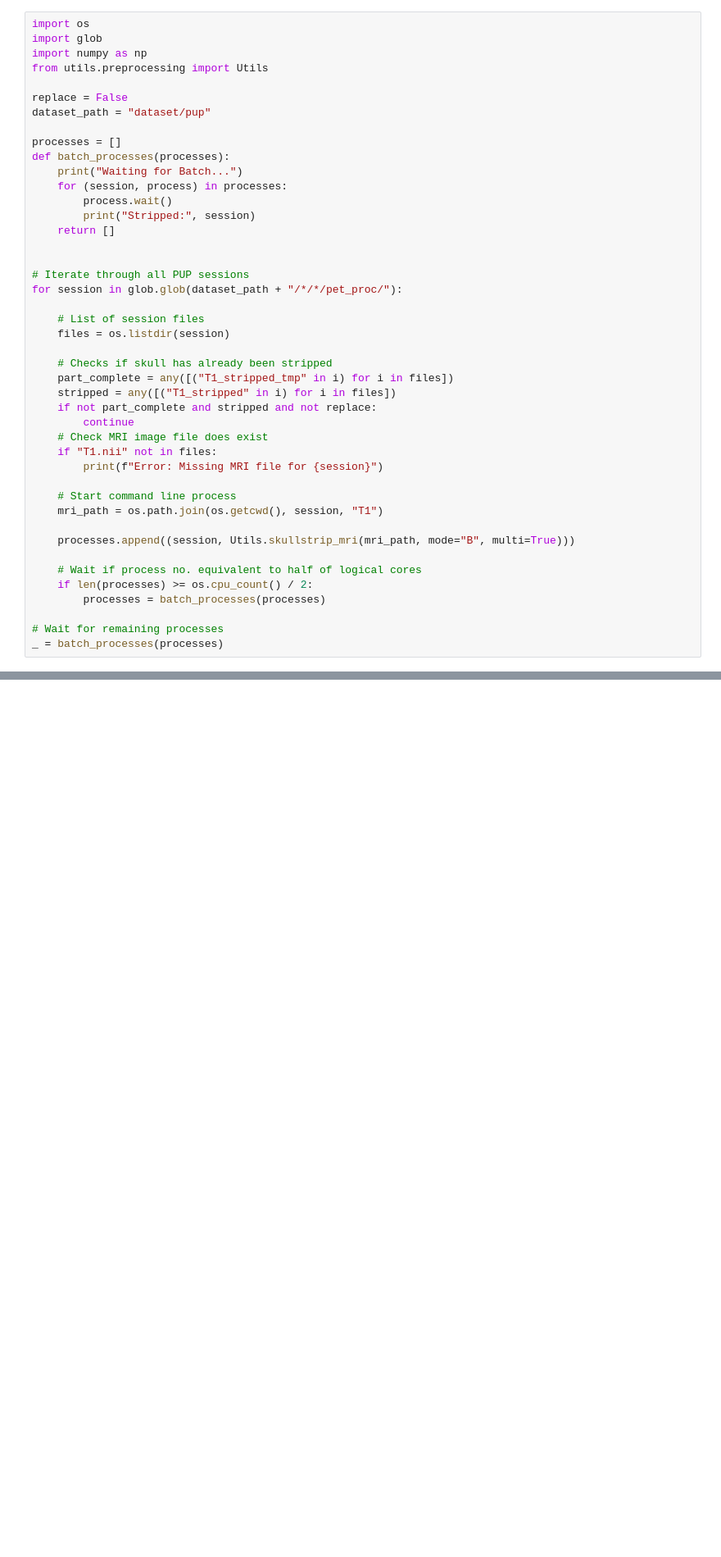
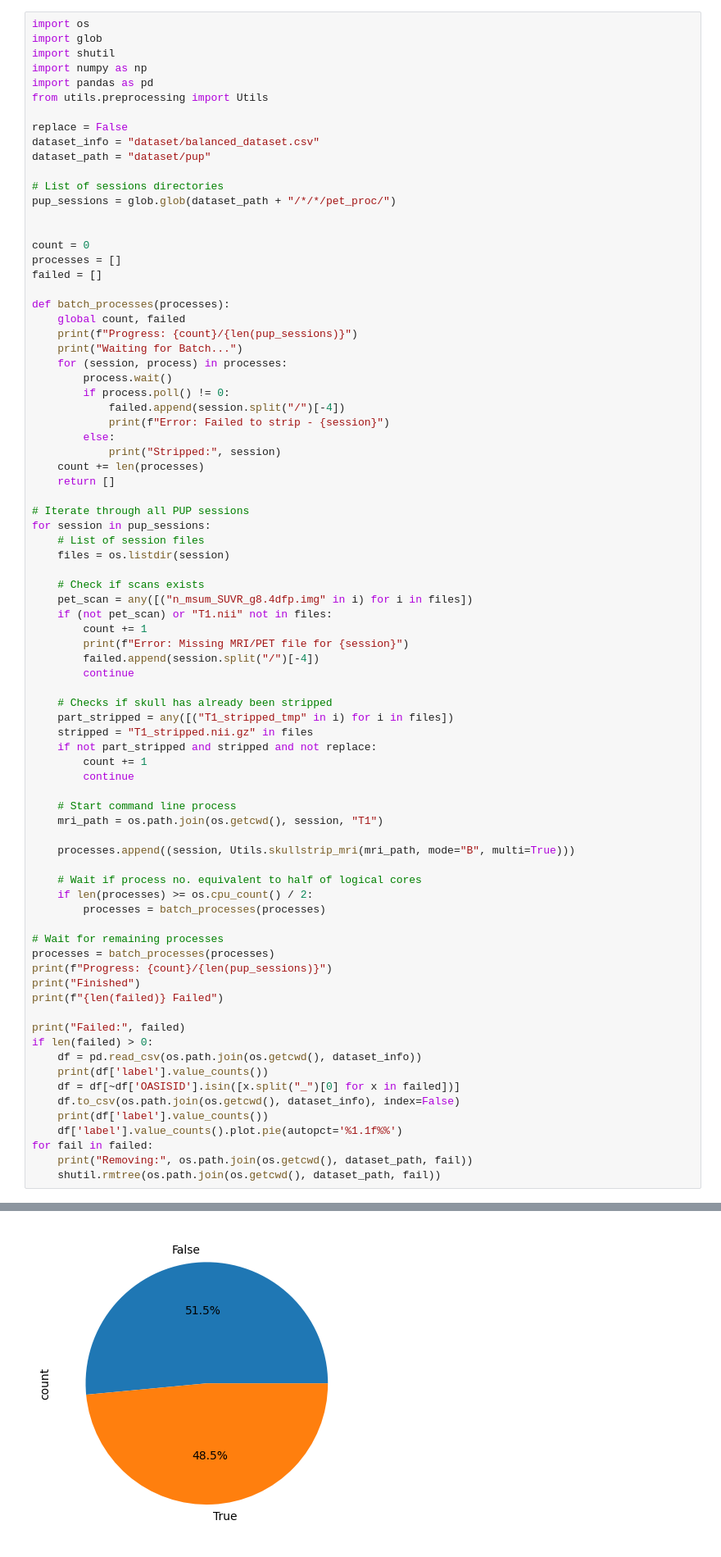
Before and after one commit to backfootdrive/Multimodal-Deep-Learning-for-Dementia-Classification, a Jupyter notebook: src/preprocessing.ipynb, the cells around one changed output, grey strips where cells are left out. Shown: that part at 82% size. Saved outputs shown, nothing was run; the diff lists cells and outputs as text; blank space fills up the shorter version.

Commit message:
data splitting

```diff
--- a/src/preprocessing.ipynb
+++ b/src/preprocessing.ipynb
@@ -3,35 +5,56 @@
 # %%
 import os
 import glob
+import shutil
 import numpy as np
+import pandas as pd
 from utils.preprocessing import Utils
 
 replace = False
+dataset_info = "dataset/balanced_dataset.csv"
 dataset_path = "dataset/pup"
 
+# List of sessions directories
+pup_sessions = glob.glob(dataset_path + "/*/*/pet_proc/")
+
+
+count = 0
 processes = []
+failed = []
+
 def batch_processes(processes):
+    global count, failed
+    print(f"Progress: {count}/{len(pup_sessions)}")
     print("Waiting for Batch...")
     for (session, process) in processes:
         process.wait()
-        print("Stripped:", session)
+        if process.poll() != 0:
+            failed.append(session.split("/")[-4])
+            print(f"Error: Failed to strip - {session}")
+        else:
+            print("Stripped:", session)
+    count += len(processes)
     return []
 
-
 # Iterate through all PUP sessions
-for session in glob.glob(dataset_path + "/*/*/pet_proc/"):
-
+for session in pup_sessions:
     # List of session files
     files = os.listdir(session)
 
+    # Check if scans exists
+    pet_scan = any([("n_msum_SUVR_g8.4dfp.img" in i) for i in files])
+    if (not pet_scan) or "T1.nii" not in files:
+        count += 1
+        print(f"Error: Missing MRI/PET file for {session}")
+        failed.append(session.split("/")[-4])
+        continue
+
     # Checks if skull has already been stripped
-    part_complete = any([("T1_stripped_tmp" in i) for i in files])
-    stripped = any([("T1_stripped" in i) for i in files])
-    if not part_complete and stripped and not replace:
+    part_stripped = any([("T1_stripped_tmp" in i) for i in files])
+    stripped = "T1_stripped.nii.gz" in files
+    if not part_stripped and stripped and not replace:
+        count += 1
         continue
-    # Check MRI image file does exist
-    if "T1.nii" not in files:
-        print(f"Error: Missing MRI file for {session}")
 
     # Start command line process
     mri_path = os.path.join(os.getcwd(), session, "T1")
@@ -43,5 +66,20 @@ for session in glob.glob(dataset_path + "/*/*/pet_proc/"):
         processes = batch_processes(processes)
 
 # Wait for remaining processes
-_ = batch_processes(processes)
+processes = batch_processes(processes)
+print(f"Progress: {count}/{len(pup_sessions)}")
+print("Finished")
+print(f"{len(failed)} Failed")
+
+print("Failed:", failed)
+if len(failed) > 0:
+    df = pd.read_csv(os.path.join(os.getcwd(), dataset_info))
+    print(df['label'].value_counts())
+    df = df[~df['OASISID'].isin([x.split("_")[0] for x in failed])]
+    df.to_csv(os.path.join(os.getcwd(), dataset_info), index=False)
+    print(df['label'].value_counts())
+    df['label'].value_counts().plot.pie(autopct='%1.1f%%')
+for fail in failed:
+    print("Removing:", os.path.join(os.getcwd(), dataset_path, fail))
+    shutil.rmtree(os.path.join(os.getcwd(), dataset_path, fail))
 # %% [output]
@@ -164 +103,2 @@ Waiting for Batch...
+[figure, added]
 # %%
```
Also changed, not shown: parts of 6 cells of this notebook, 2 other files.
